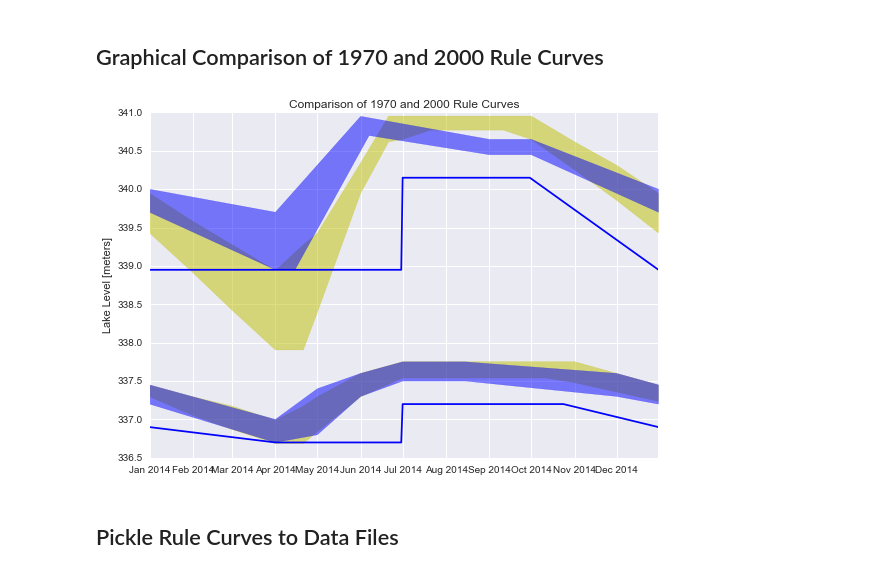
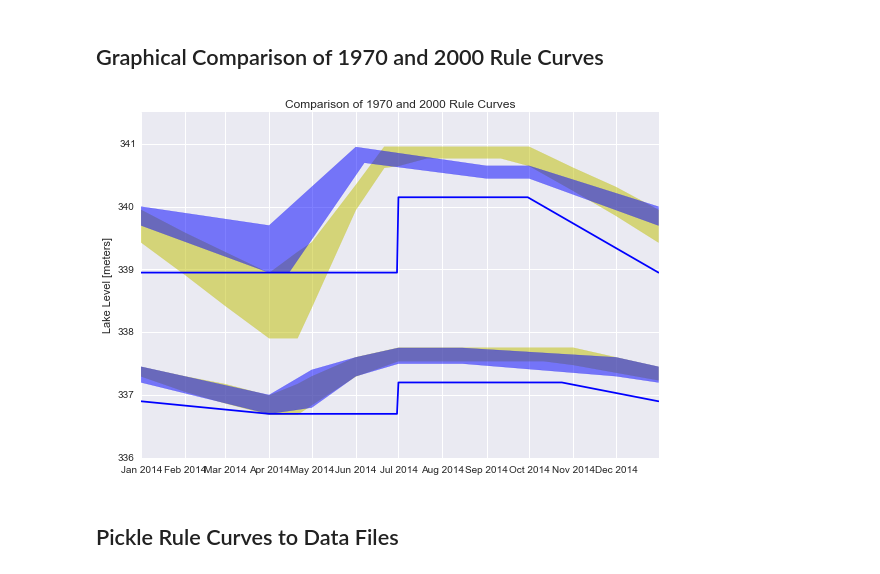
Before and after one commit to kmcgarry7/Rainy-Lake-Hydrology, a Jupyter notebook: Rule_Curves_for_Rainy_and_Namakan_Lakes.ipynb, the cells around one changed output. Saved outputs shown, nothing was run; the diff lists cells and outputs as text; code cells hidden in the pictures.

```diff
--- a/Rule_Curves_for_Rainy_and_Namakan_Lakes.ipynb
+++ b/Rule_Curves_for_Rainy_and_Namakan_Lakes.ipynb
@@ -184,34 +206,36 @@ plt.fill_between(NL1970.index,
                  color='y', alpha='0.5')
 
 plt.fill_between(RL1970.index,
                  RL1970['LRC'].tolist(),
                  RL1970['URC'].tolist(),
                  color='y', alpha='0.5')
 
 plt.ylabel('Lake Level [meters]')
 plt.title('Rule Curves for Namakan and Rainy Lakes: 1970-2000')
 plt.tight_layout()
 
 plt.hold('True')
 plt.plot(NL2000.index,NL2000['EDL'],color='b')
 plt.plot(RL2000.index,RL2000['EDL'],color='b')
 
 plt.fill_between(NL2000.index,
                  NL2000['LRC'].tolist(),
                  NL2000['URC'].tolist(),
                  color='b', alpha='0.5')
 
 plt.fill_between(RL2000.index,
                  RL2000['LRC'].tolist(),
                  RL2000['URC'].tolist(),
                  color='b', alpha='0.5')
 plt.hold('False')
 
+plt.ylim(336,341.5)
 plt.ylabel('Lake Level [meters]')
 plt.title('Comparison of 1970 and 2000 Rule Curves')
 plt.tight_layout()
+plt.savefig('./images/RuleCurveComparison.png')
 # %% [output]
-[figure, old version]
+[figure, new version]
 # %% [markdown]
 ## <a name=section04></a>Pickle Rule Curves to Data Files
 # %%
```
Also changed, not shown: parts of 1 cell of this notebook, 12 other files.
